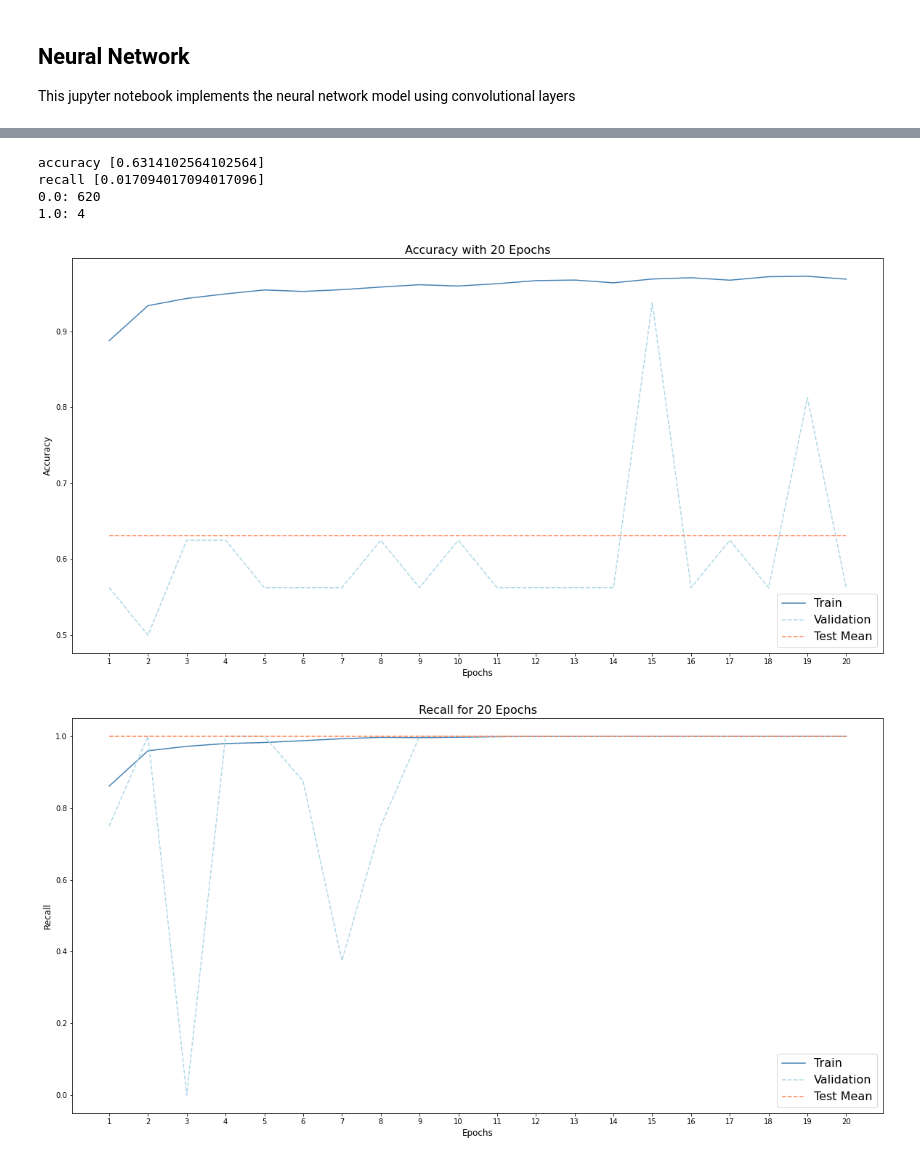
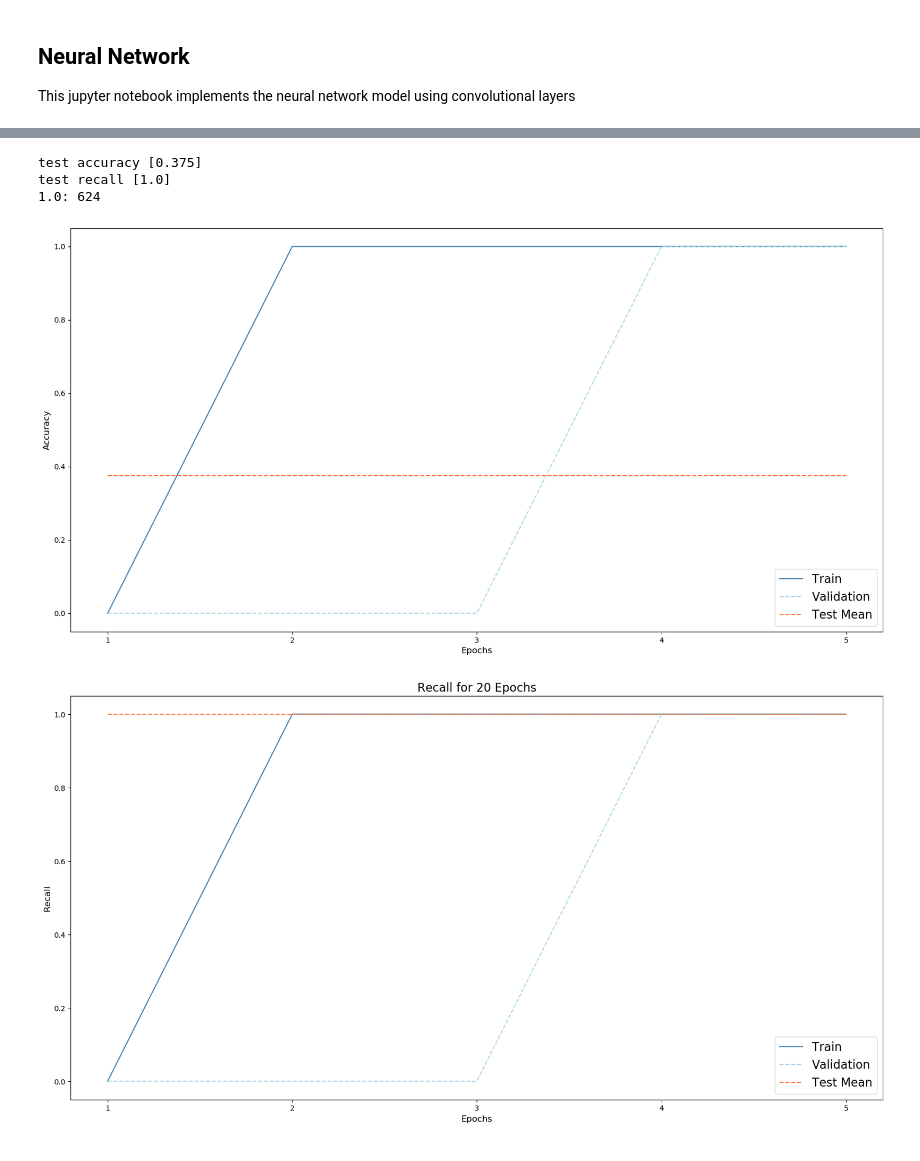
Before and after one commit to JPMartinezClaeys/30254-pneumoniacs, a Jupyter notebook: predict-pneumonia/neural_network.ipynb, the cells around one changed output, grey strips where cells are left out. Saved outputs shown, nothing was run; the diff lists cells and outputs as text; code cells hidden in the pictures.

```diff
--- a/predict-pneumonia/neural_network.ipynb
+++ b/predict-pneumonia/neural_network.ipynb
@@ -105,7 +107,7 @@ scheduler_lr = StepLR(optimizer,
 scheduler_eilr = ExponentialLR(optimizer,
                           gamma = 0.5) # Multiplicative factor of learning rate decay.
 
-EPOCHS = 20
+EPOCHS = 5
 # %%
 # 4: Train and validate the network
 train_losses = []
@@ -113,6 +115,9 @@ train_accuracies = []
 train_recalls = []
 val_accuracies = []
 val_recalls = []
+val_losses = []
+val_running_loss = []
+
 for _ in range(EPOCHS):
     # TRAIN
     model.train()  # Make sure gradient tracking is on, and do a pass over the data
@@ -134,7 +139,7 @@ for _ in range(EPOCHS):
         y_pred_batch = np.argmax(outputs.detach().numpy(), axis=1)
         y_predict = np.concatenate((y_predict, y_pred_batch))
 
-    epoch_accuracy = (y_predict == y_true).mean()
+    epoch_accuracy = accuracy_score(y_true, y_predict)
     epoch_recall = recall_score(y_true, y_predict, average='binary')
     train_losses.append(running_loss)
     train_accuracies.append(epoch_accuracy)
@@ -156,7 +161,7 @@ for _ in range(EPOCHS):
             y_true_val = np.concatenate((y_true_val, labels_tensor.numpy()))
             y_predict_val = np.concatenate((y_predict_val, outputs.argmax(dim=1).numpy()))
 
-        val_epoch_accuracy = (y_predict_val == y_true_val).mean()
+        val_epoch_accuracy = accuracy_score(y_predict_val, y_true_val)
         val_epoch_recall = recall_score(y_true_val, y_predict_val, average='binary')
         val_losses.append(val_running_loss)
         val_accuracies.append(val_epoch_accuracy)
@@ -222,8 +226,10 @@ for value, count in zip(unique, counts):
 # %%
 #5. Test model
 test_losses = []
+test_running_loss = []
 test_accuracies = []
 test_recalls = []
+
 with torch.no_grad():
     model.eval()
     y_true_test = np.array([])
@@ -237,14 +243,14 @@ with torch.no_grad():
         y_true_test = np.concatenate((y_true_test, labels_tensor.numpy()))
         y_predict_test = np.concatenate((y_predict_test, outputs.argmax(dim=1).numpy()))
 
-    test_epoch_accuracy = (y_predict_test == y_true_test).mean()
+    test_epoch_accuracy = accuracy_score(y_true_test, y_predict_test)
     test_epoch_recall = recall_score(y_true_test, y_predict_test, average='binary')
     test_losses.append(test_running_loss)
     test_accuracies.append(test_epoch_accuracy)
     test_recalls.append(test_epoch_recall)
 # %%
-print("accuracy", test_accuracies)
-print("recall", test_recalls)
+print("test accuracy", test_accuracies)
+print("test recall", test_recalls)
 
 unique, counts = np.unique(y_predict_test, return_counts=True)
 
@@ -252,36 +258,32 @@ unique, counts = np.unique(y_predict_test, return_counts=True)
 for value, count in zip(unique, counts):
     print(f"{value}: {count}")
 # %% [output]
-accuracy [0.6314102564102564]
-recall [0.017094017094017096]
-0.0: 620
-1.0: 4
+test accuracy [0.375]
+test recall [1.0]
+1.0: 624
 # %%
 test_accuracy =  test_accuracies * EPOCHS
 epochs = [i for i in range(1,EPOCHS+1)]
 
 fig, ax = plt.subplots(nrows=1, ncols=1, figsize=(20,10))
 ax.plot(epochs, train_accuracies, color="steelblue", label= 'Train')
 ax.plot(epochs, val_accuracies, color="lightblue", ls='dashed', label='Validation')
 ax.plot(epochs, test_accuracy, color= "coral", ls='dashed', label='Test Mean')
 ax.set_xticks(epochs)
 ax.legend(loc="lower right", fontsize=16)
 ax.set_xlabel("Epochs", fontsize=12)
 ax.set_ylabel("Accuracy", fontsize=12)
-ax.set_title("Accuracy with 20 Epochs", fontsize=16)
 plt.show()
 # %% [output]
-[figure, old version]
+[figure, new version]
 # %%
-train_recall_20 = [0.8611963190184049, 0.95954754601227, 0.9720092024539877, 0.9796779141104295, 0.9825536809815951, 0.9877300613496932, 0.9930981595092024, 0.9969325153374233, 0.9961656441717791, 0.9973159509202454, 0.9988496932515337, 0.9994248466257669, 0.9994248466257669, 1.0, 0.999808282208589, 1.0, 1.0, 0.999808282208589, 1.0, 1.0]
-val_recall_20 = [0.75, 1.0, 0.0, 1.0, 1.0, 0.875, 0.375, 0.75, 1.0, 1.0, 1.0, 1.0, 1.0, 1.0, 1.0, 1.0, 1.0, 1.0, 1.0, 1.0]
-test_recall_20 = [1.0] * 20
-epochs = [i for i in range(1,20+1)]
+test_recalls_list = test_recalls * EPOCHS
+epochs = [i for i in range(1,EPOCHS+1)]
 
 fig, ax = plt.subplots(nrows=1, ncols=1, figsize=(20,10))
-ax.plot(epochs, train_recall_20, color="steelblue", label= 'Train')
-ax.plot(epochs, val_recall_20, color="lightblue", ls='dashed', label='Validation')
-ax.plot(epochs, test_recall_20, color= "coral", ls='dashed', label='Test Mean')
+ax.plot(epochs, train_recalls, color="steelblue", label= 'Train')
+ax.plot(epochs, val_recalls, color="lightblue", ls='dashed', label='Validation')
+ax.plot(epochs, test_recalls_list, color= "coral", ls='dashed', label='Test Mean')
 ax.set_xticks(epochs)
 ax.legend(loc="lower right", fontsize=16)
 ax.set_xlabel("Epochs", fontsize=12)
@@ -289,4 +291,4 @@ ax.set_ylabel("Recall", fontsize=12)
 ax.set_title("Recall for 20 Epochs", fontsize=16)
 plt.show()
 # %% [output]
-[figure, old version]
+[figure, new version]
```
Also changed, not shown: parts of 8 cells of this notebook.
